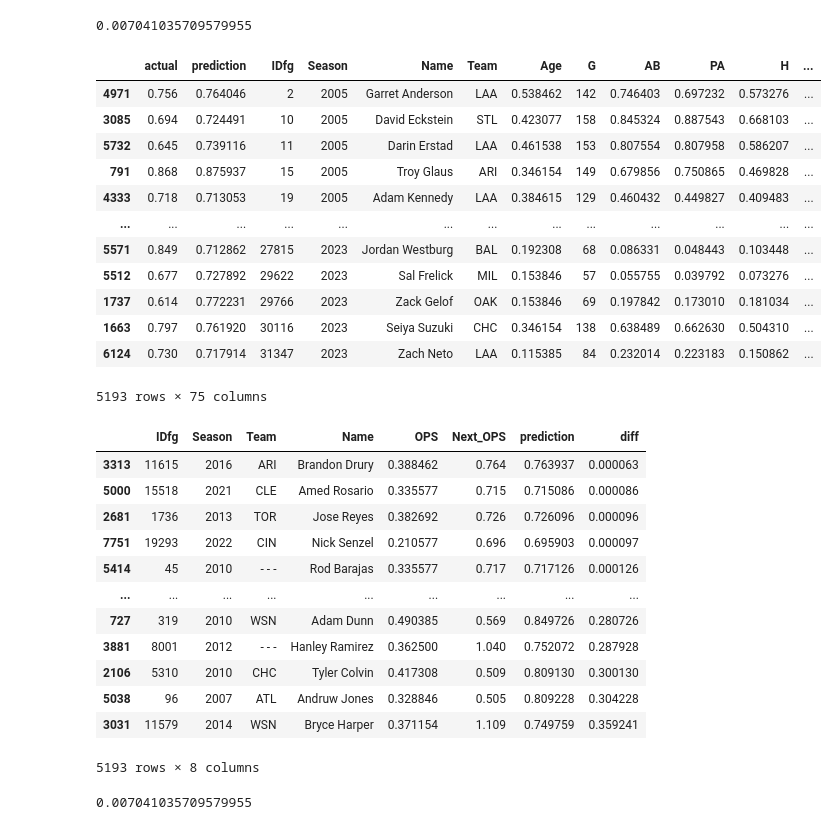
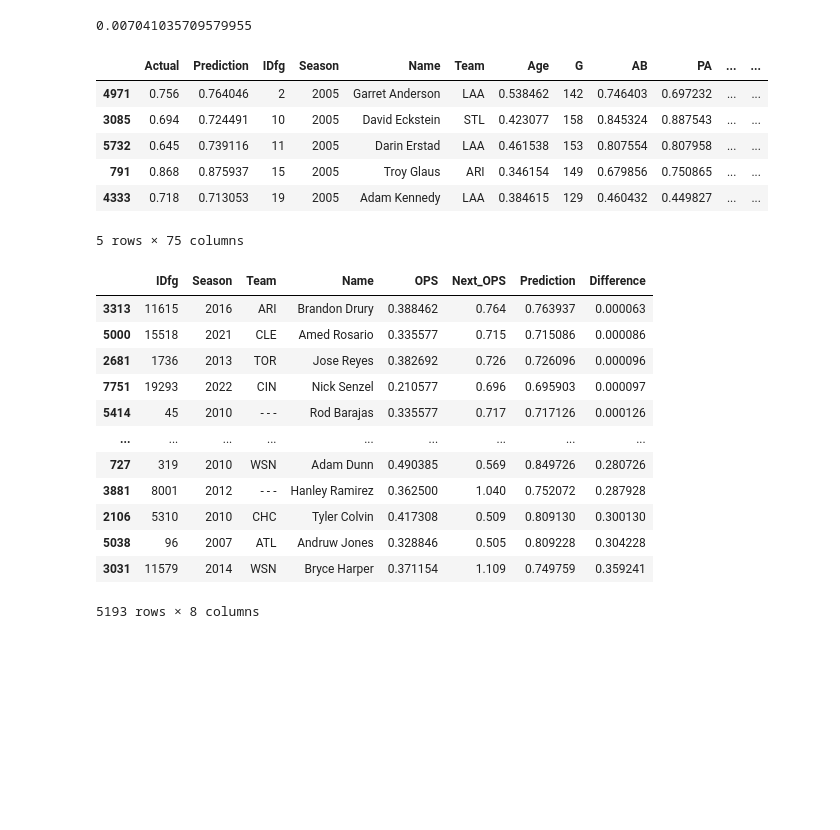
Before and after one commit to stevenarbo3/PredictingOPS, a Jupyter notebook: predictingOPS.ipynb, the cells around one changed output. Cells and saved outputs as stored; diff of their text form; code cells hidden in the pictures; blank space fills up the shorter version.

```diff
--- a/predictingOPS.ipynb
+++ b/predictingOPS.ipynb
@@ -173,7 +169,7 @@ def backtest(data, model, predictors, start=5, step=1):
         pred = pd.Series(pred, index=test.index)
 
         combined = pd.concat([test['Next_OPS'], pred], axis=1)
-        combined.columns = ['actual', 'prediction']
+        combined.columns = ['Actual', 'Prediction']
 
         predictions.append(combined)
 
@@ -274,27 +247,21 @@ mean_squared_error(predictions['actual'], predictions['prediction'])
 # %%
 merged = predictions.merge(stats, left_index=True, right_index=True)
 # %%
-merged['diff'] = (predictions['actual'] - predictions['prediction']).abs()
+merged['Difference'] = (predictions['Actual'] - predictions['Prediction']).abs()
 # %%
-merged
+merged.head()
 # %% [output]
-|  | actual | prediction | IDfg | Season | Name | Team | Age | G | AB | PA | H | ... |
-| 4971 | 0.756 | 0.764046 | 2 | 2005 | Garret Anderson | LAA | 0.538462 | 142 | 0.746403 | 0.697232 | 0.573276 | ... |
-| 3085 | 0.694 | 0.724491 | 10 | 2005 | David Eckstein | STL | 0.423077 | 158 | 0.845324 | 0.887543 | 0.668103 | ... |
-| 5732 | 0.645 | 0.739116 | 11 | 2005 | Darin Erstad | LAA | 0.461538 | 153 | 0.807554 | 0.807958 | 0.586207 | ... |
-| 791 | 0.868 | 0.875937 | 15 | 2005 | Troy Glaus | ARI | 0.346154 | 149 | 0.679856 | 0.750865 | 0.469828 | ... |
-| 4333 | 0.718 | 0.713053 | 19 | 2005 | Adam Kennedy | LAA | 0.384615 | 129 | 0.460432 | 0.449827 | 0.409483 | ... |
-| ... | ... | ... | ... | ... | ... | ... | ... | ... | ... | ... | ... | ... |
-| 5571 | 0.849 | 0.712862 | 27815 | 2023 | Jordan Westburg | BAL | 0.192308 | 68 | 0.086331 | 0.048443 | 0.103448 | ... |
-| 5512 | 0.677 | 0.727892 | 29622 | 2023 | Sal Frelick | MIL | 0.153846 | 57 | 0.055755 | 0.039792 | 0.073276 | ... |
-| 1737 | 0.614 | 0.772231 | 29766 | 2023 | Zack Gelof | OAK | 0.153846 | 69 | 0.197842 | 0.173010 | 0.181034 | ... |
-| 1663 | 0.797 | 0.761920 | 30116 | 2023 | Seiya Suzuki | CHC | 0.346154 | 138 | 0.638489 | 0.662630 | 0.504310 | ... |
-| 6124 | 0.730 | 0.717914 | 31347 | 2023 | Zach Neto | LAA | 0.115385 | 84 | 0.232014 | 0.223183 | 0.150862 | ... |
+|  | Actual | Prediction | IDfg | Season | Name | Team | Age | G | AB | PA | ... | ... |
+| 4971 | 0.756 | 0.764046 | 2 | 2005 | Garret Anderson | LAA | 0.538462 | 142 | 0.746403 | 0.697232 | ... | ... |
+| 3085 | 0.694 | 0.724491 | 10 | 2005 | David Eckstein | STL | 0.423077 | 158 | 0.845324 | 0.887543 | ... | ... |
+| 5732 | 0.645 | 0.739116 | 11 | 2005 | Darin Erstad | LAA | 0.461538 | 153 | 0.807554 | 0.807958 | ... | ... |
+| 791 | 0.868 | 0.875937 | 15 | 2005 | Troy Glaus | ARI | 0.346154 | 149 | 0.679856 | 0.750865 | ... | ... |
+| 4333 | 0.718 | 0.713053 | 19 | 2005 | Adam Kennedy | LAA | 0.384615 | 129 | 0.460432 | 0.449827 | ... | ... |
-5193 rows × 75 columns
+5 rows × 75 columns
 # %%
-merged[['IDfg', 'Season','Team', 'Name','OPS', 'Next_OPS','prediction','diff']].sort_values(['diff'])
+merged[['IDfg', 'Season','Team', 'Name','OPS', 'Next_OPS','Prediction','Difference']].sort_values(['Difference'])
 # %% [output]
-|  | IDfg | Season | Team | Name | OPS | Next_OPS | prediction | diff |
+|  | IDfg | Season | Team | Name | OPS | Next_OPS | Prediction | Difference |
 | 3313 | 11615 | 2016 | ARI | Brandon Drury | 0.388462 | 0.764 | 0.763937 | 0.000063 |
 | 5000 | 15518 | 2021 | CLE | Amed Rosario | 0.335577 | 0.715 | 0.715086 | 0.000086 |
 | 2681 | 1736 | 2013 | TOR | Jose Reyes | 0.382692 | 0.726 | 0.726096 | 0.000096 |
@@ -307,7 +274,3 @@ merged[['IDfg', 'Season','Team', 'Name','OPS', 'Next_OPS','prediction','diff']].
 | 5038 | 96 | 2007 | ATL | Andruw Jones | 0.328846 | 0.505 | 0.809228 | 0.304228 |
 | 3031 | 11579 | 2014 | WSN | Bryce Harper | 0.371154 | 1.109 | 0.749759 | 0.359241 |
 5193 rows × 8 columns
-# %%
-mean_squared_error(predictions['actual'], predictions['prediction'])
-# %% [output]
-0.007041035709579955
```
Also changed, not shown: parts of 14 cells of this notebook, 1 other file.
